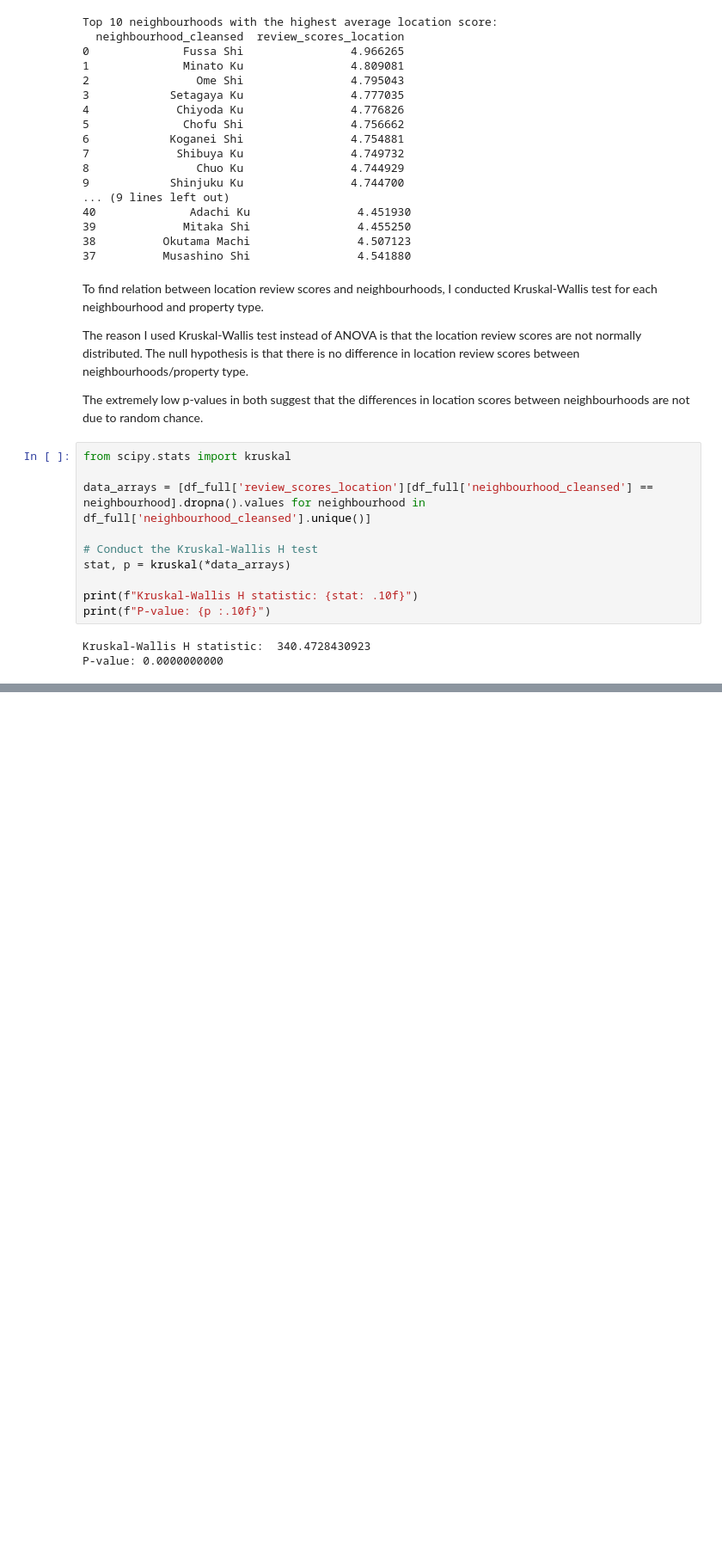
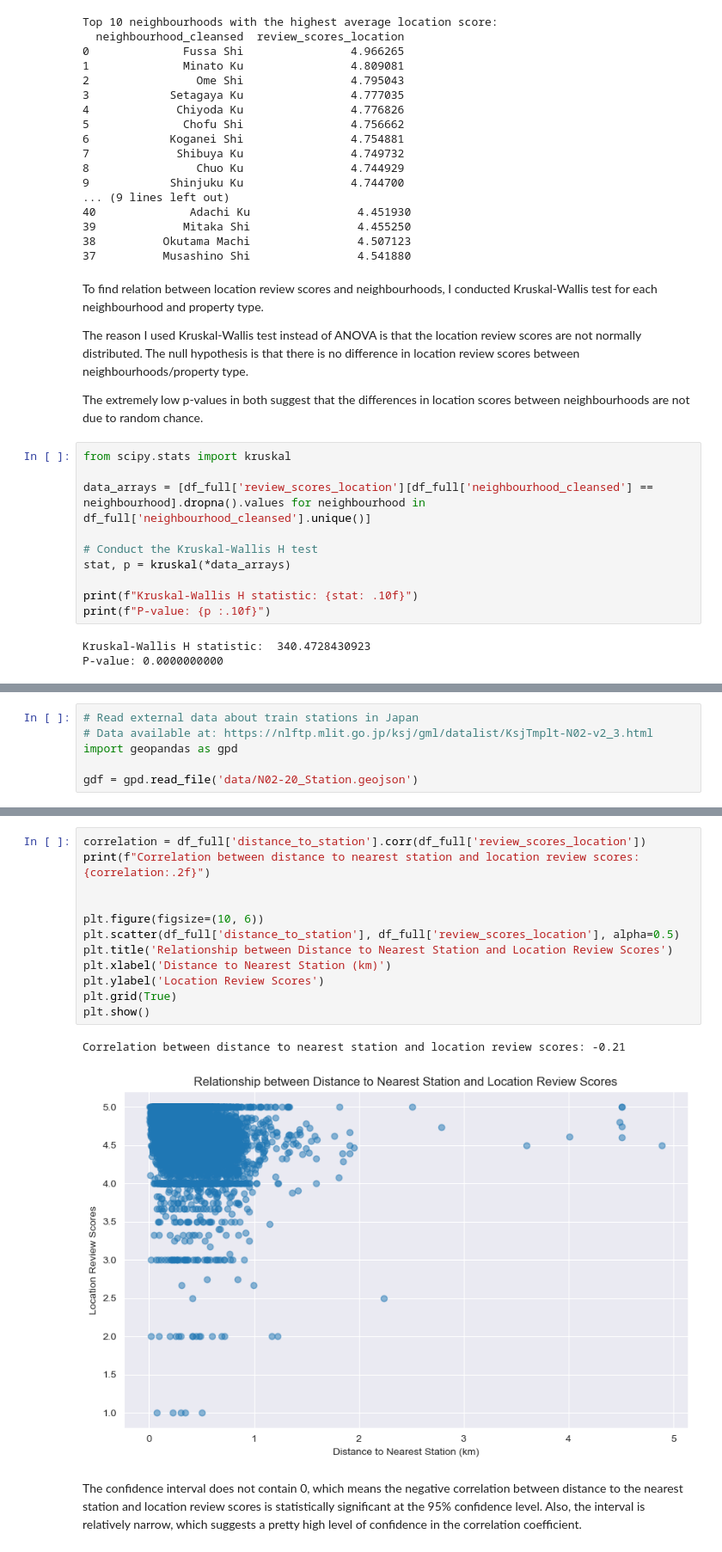
Before and after one commit to walnut07/airbnb_analysis, a Jupyter notebook: location_review.ipynb, the cells around one changed output, grey strips where cells are left out. Shown at 86% size. Drawn from its saved outputs; the diff is of its cells as text; blank space fills up the shorter version.

```diff
--- a/location_review.ipynb
+++ b/location_review.ipynb
@@ -170,0 +203,6 @@ P-value: 0.0000000000
+# %%
+# Read external data about train stations in Japan
+# Data available at: https://nlftp.mlit.go.jp/ksj/gml/datalist/KsjTmplt-N02-v2_3.html
+import geopandas as gpd
+
+gdf = gpd.read_file('data/N02-20_Station.geojson')
@@ -170,0 +277,18 @@ P-value: 0.0000000000
+# %%
+correlation = df_full['distance_to_station'].corr(df_full['review_scores_location'])
+print(f"Correlation between distance to nearest station and location review scores: {correlation:.2f}")
+
+
+plt.figure(figsize=(10, 6))
+plt.scatter(df_full['distance_to_station'], df_full['review_scores_location'], alpha=0.5)
+plt.title('Relationship between Distance to Nearest Station and Location Review Scores')
+plt.xlabel('Distance to Nearest Station (km)')
+plt.ylabel('Location Review Scores')
+plt.grid(True)
+plt.show()
+# %% [output]
+Correlation between distance to nearest station and location review scores: -0.21
+[figure, added]
+# %% [markdown]
+The confidence interval does not contain 0, which means the negative correlation between distance to the nearest station and location review scores is statistically significant at the 95% confidence level.
+Also, the interval is relatively narrow, which suggests a pretty high level of confidence in the correlation coefficient.
```
Also changed, not shown: parts of 12 cells of this notebook, 1 other file.
